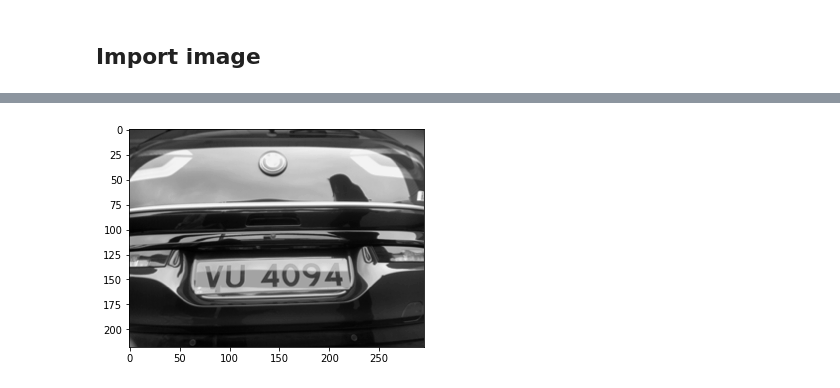
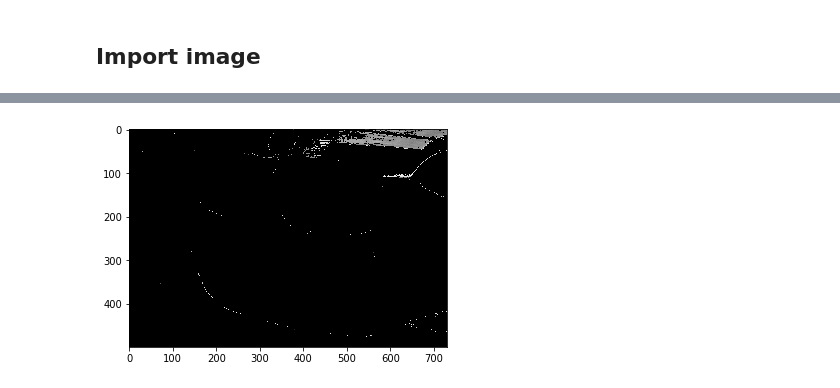
Before and after one commit to elise-ng/FYP_SmartCarPark, a Jupyter notebook: cv/plate_detection.ipynb, the cells around one changed output, grey strips where cells are left out. Drawn from its saved outputs; the diff is of its cells as text; code cells hidden in the pictures.

```diff
--- a/cv/plate_detection.ipynb
+++ b/cv/plate_detection.ipynb
@@ -13,7 +12,7 @@ import specularity as spc
 # %% [markdown]
 ## Import image
 # %%
-src = cv2.imread("./images/3.png")
+src = cv2.imread("./images/2.png")
 src = cv2.cvtColor(src, cv2.COLOR_RGB2BGR)
 # %%
 plt.imshow(src)
@@ -32,0 +57,20 @@ plt.show()
+# %%
+img_raw = src.copy()
+auto_result, _, _ = automatic_brightness_and_contrast(img_raw)
+plt.imshow(auto_result)
+plt.show()
+img_hsv = cv2.cvtColor(auto_result, cv2.COLOR_BGR2HSV)
+# Yello threshold
+lower_yellow = np.array([70, 50, 100])
+upper_yellow = np.array([110, 255, 255])
+# White threshold
+lower_white = np.array([0, 0, 100])
+upper_white = np.array([179, 70, 255])
+img_color_thres_mask_yellow = cv2.inRange(img_hsv, lower_yellow, upper_yellow)
+img_color_thres_mask_white = cv2.inRange(img_hsv, lower_white, upper_white)
+img_color_thres_yellow = cv2.cvtColor(cv2.bitwise_and(img_hsv, img_hsv, mask=img_color_thres_mask_yellow), cv2.COLOR_HSV2BGR)
+img_color_thres_white= cv2.cvtColor(cv2.bitwise_and(img_hsv, img_hsv, mask=img_color_thres_mask_white), cv2.COLOR_HSV2BGR)
+plt.imshow(img_color_thres_yellow)
+plt.show()
+plt.imshow(img_color_thres_white)
+plt.show()
@@ -33,6 +81,7 @@ plt.show()
 # %%
-bw = cv2.cvtColor(src, cv2.COLOR_BGR2GRAY)
-plt.imshow(bw, cmap = 'gray')
+bw_yellow = cv2.cvtColor(img_color_thres_yellow, cv2.COLOR_BGR2GRAY)
+bw_white= cv2.cvtColor(img_color_thres_white, cv2.COLOR_BGR2GRAY)
+plt.imshow(bw_yellow, cmap = 'gray')
 plt.show()
 # %% [output]
-[figure, old version]
+[figure, new version]
```
Also changed, not shown: parts of 11 cells of this notebook, 5 other files.
